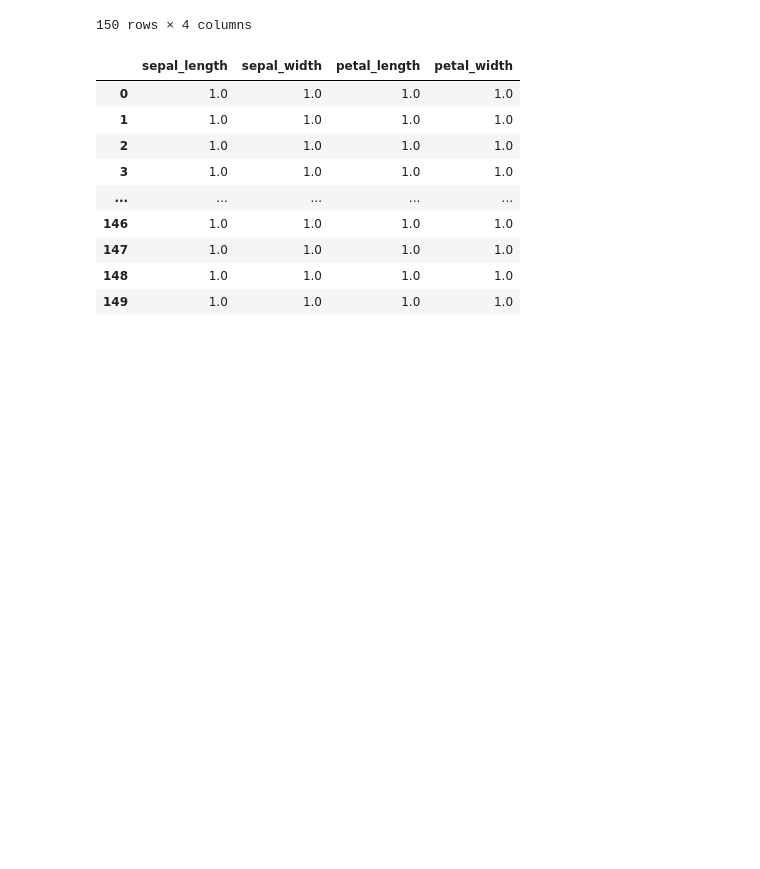
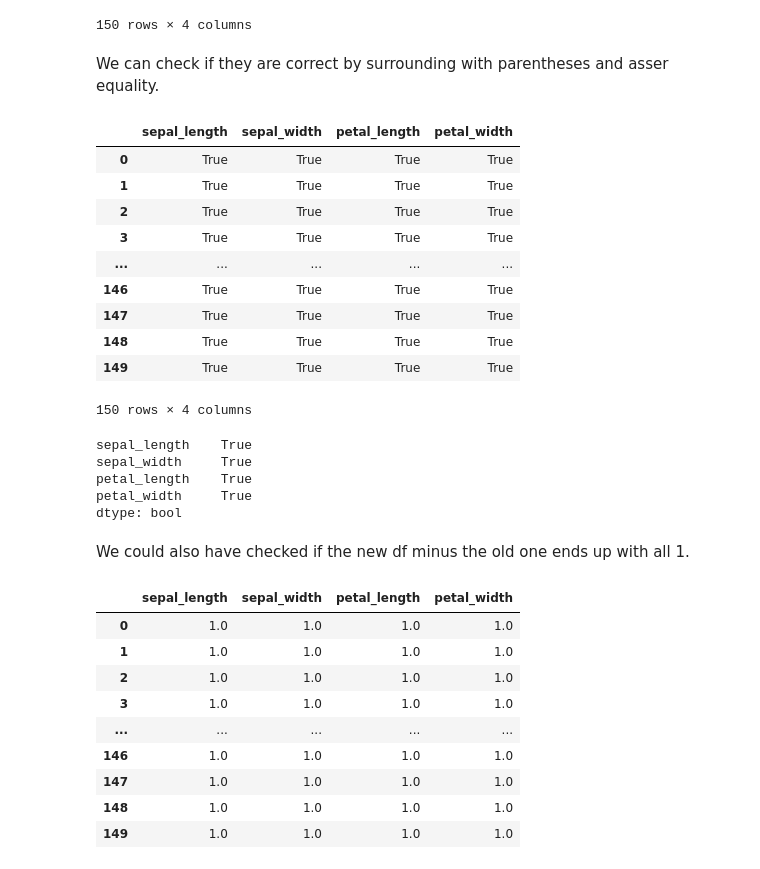
Before and after one commit to UofTCoders/workshops-dc-py, a Jupyter notebook: mds-seminar-apply-cat-str.ipynb, the cells around one changed output. Drawn from its saved outputs; the diff is of its cells as text; code cells hidden in the pictures; blank space fills up the shorter version.

```diff
--- a/mds-seminar-apply-cat-str.ipynb
+++ b/mds-seminar-apply-cat-str.ipynb
@@ -160,9 +237,9 @@ dtype: float64
 
 Unnamed functions that don't need to be defined.
 # %%
-def my_fun(x):
+def add_one(x):
     return x + 1
 
-my_fun(5)
+add_one(5)
 # %% [output]
 6
@@ -192,4 +294,30 @@ iris.select_dtypes('number').apply(lambda x: x + 1)
 | 148 | 7.2 | 4.4 | 6.4 | 3.3 |
 | 149 | 6.9 | 4.0 | 6.1 | 2.8 |
 150 rows × 4 columns
+# %% [markdown]
+We can check if they are correct by surrounding with parentheses and asser equality.
+# %%
+iris_num.apply(lambda x: x + 1) == iris_num.apply(add_one)
+# %% [output]
+|  | sepal_length | sepal_width | petal_length | petal_width |
+| 0 | True | True | True | True |
+| 1 | True | True | True | True |
+| 2 | True | True | True | True |
+| 3 | True | True | True | True |
+| ... | ... | ... | ... | ... |
+| 146 | True | True | True | True |
+| 147 | True | True | True | True |
+| 148 | True | True | True | True |
+| 149 | True | True | True | True |
+150 rows × 4 columns
+# %%
+(iris_num.apply(lambda x: x + 1) == iris_num.apply(add_one)).all()
+# %% [output]
+sepal_length    True
+sepal_width     True
+petal_length    True
+petal_width     True
+dtype: bool
+# %% [markdown]
+We could also have checked if the new df minus the old one ends up with all 1.
 # %%
```
Also changed, not shown: parts of 116 cells of this notebook, 1 other file.
